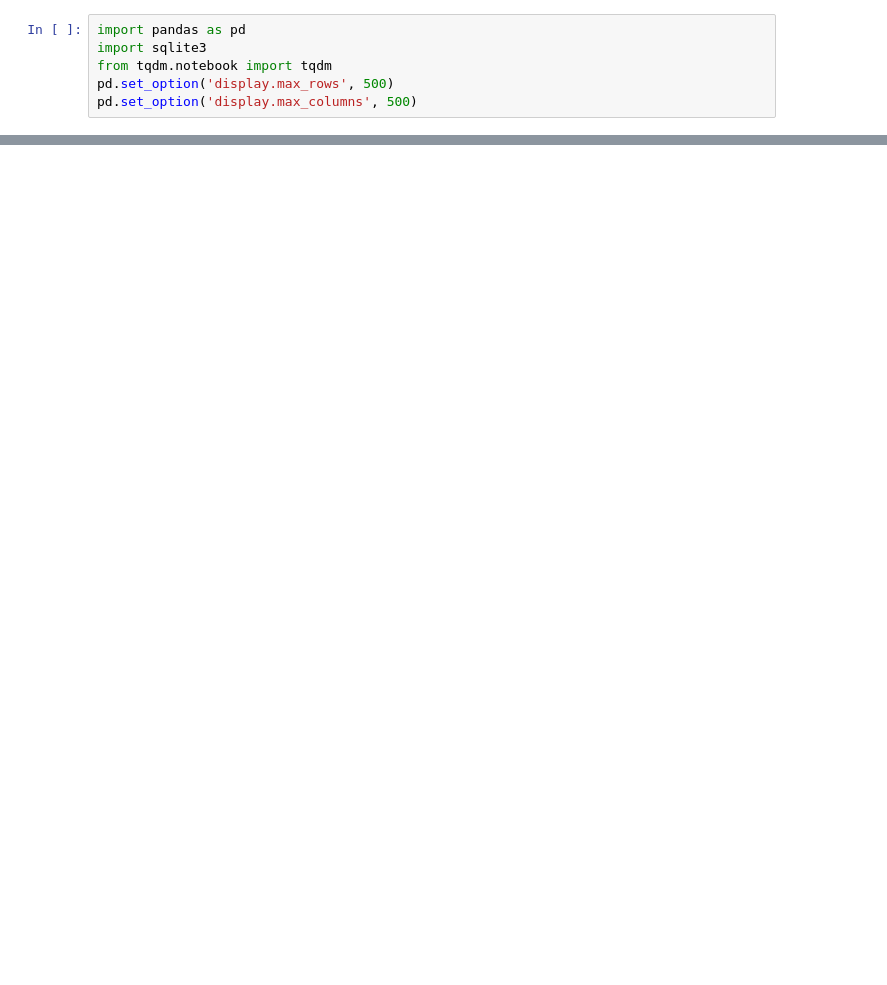
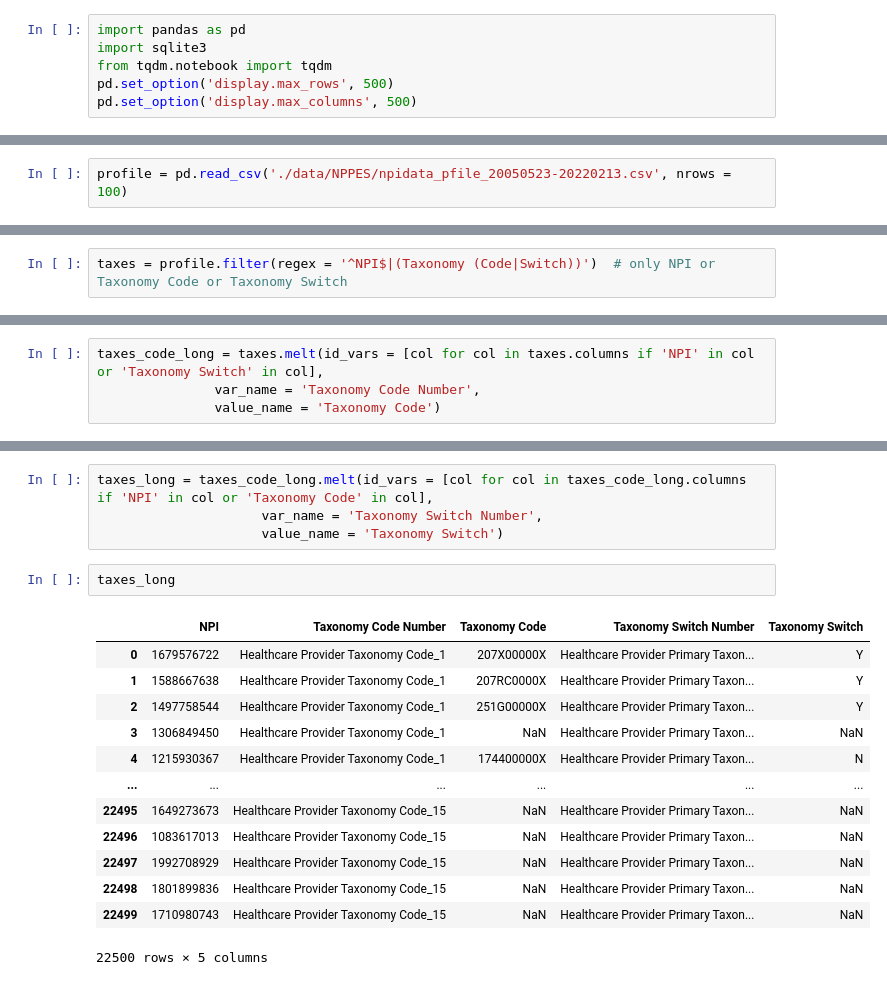
Before and after one commit to nss-data-science-cohort-5/hop_team-lincoln-lagers, a Jupyter notebook: hop.ipynb, the cells around one changed output, grey strips where cells are left out. Saved outputs shown, nothing was run; the diff lists cells and outputs as text; blank space fills up the shorter version.

```diff
--- a/hop.ipynb
+++ b/hop.ipynb
@@ -44,0 +62,2 @@ taxonomy.head(2)
+# %%
+profile = pd.read_csv('./data/NPPES/npidata_pfile_20050523-20220213.csv', nrows = 100)
@@ -44,0 +100,2 @@ taxonomy.head(2)
+# %%
+taxes = profile.filter(regex = '^NPI$|(Taxonomy (Code|Switch))')  # only NPI or Taxonomy Code or Taxonomy Switch
@@ -44,0 +111,4 @@ taxonomy.head(2)
+# %%
+taxes_code_long = taxes.melt(id_vars = [col for col in taxes.columns if 'NPI' in col or 'Taxonomy Switch' in col],
+               var_name = 'Taxonomy Code Number',
+               value_name = 'Taxonomy Code')
@@ -44,0 +124,20 @@ taxonomy.head(2)
+# %%
+taxes_long = taxes_code_long.melt(id_vars = [col for col in taxes_code_long.columns if 'NPI' in col or 'Taxonomy Code' in col],
+                     var_name = 'Taxonomy Switch Number',
+                     value_name = 'Taxonomy Switch')
+# %%
+taxes_long
+# %% [output]
+|  | NPI | Taxonomy Code Number | Taxonomy Code | Taxonomy Switch Number | Taxonomy Switch |
+| 0 | 1679576722 | Healthcare Provider Taxonomy Code_1 | 207X00000X | Healthcare Provider Primary Taxon... | Y |
+| 1 | 1588667638 | Healthcare Provider Taxonomy Code_1 | 207RC0000X | Healthcare Provider Primary Taxon... | Y |
+| 2 | 1497758544 | Healthcare Provider Taxonomy Code_1 | 251G00000X | Healthcare Provider Primary Taxon... | Y |
+| 3 | 1306849450 | Healthcare Provider Taxonomy Code_1 | NaN | Healthcare Provider Primary Taxon... | NaN |
+| 4 | 1215930367 | Healthcare Provider Taxonomy Code_1 | 174400000X | Healthcare Provider Primary Taxon... | N |
+| ... | ... | ... | ... | ... | ... |
+| 22495 | 1649273673 | Healthcare Provider Taxonomy Code_15 | NaN | Healthcare Provider Primary Taxon... | NaN |
+| 22496 | 1083617013 | Healthcare Provider Taxonomy Code_15 | NaN | Healthcare Provider Primary Taxon... | NaN |
+| 22497 | 1992708929 | Healthcare Provider Taxonomy Code_15 | NaN | Healthcare Provider Primary Taxon... | NaN |
+| 22498 | 1801899836 | Healthcare Provider Taxonomy Code_15 | NaN | Healthcare Provider Primary Taxon... | NaN |
+| 22499 | 1710980743 | Healthcare Provider Taxonomy Code_15 | NaN | Healthcare Provider Primary Taxon... | NaN |
+22500 rows × 5 columns
```
Also changed, not shown: parts of 38 cells of this notebook.
